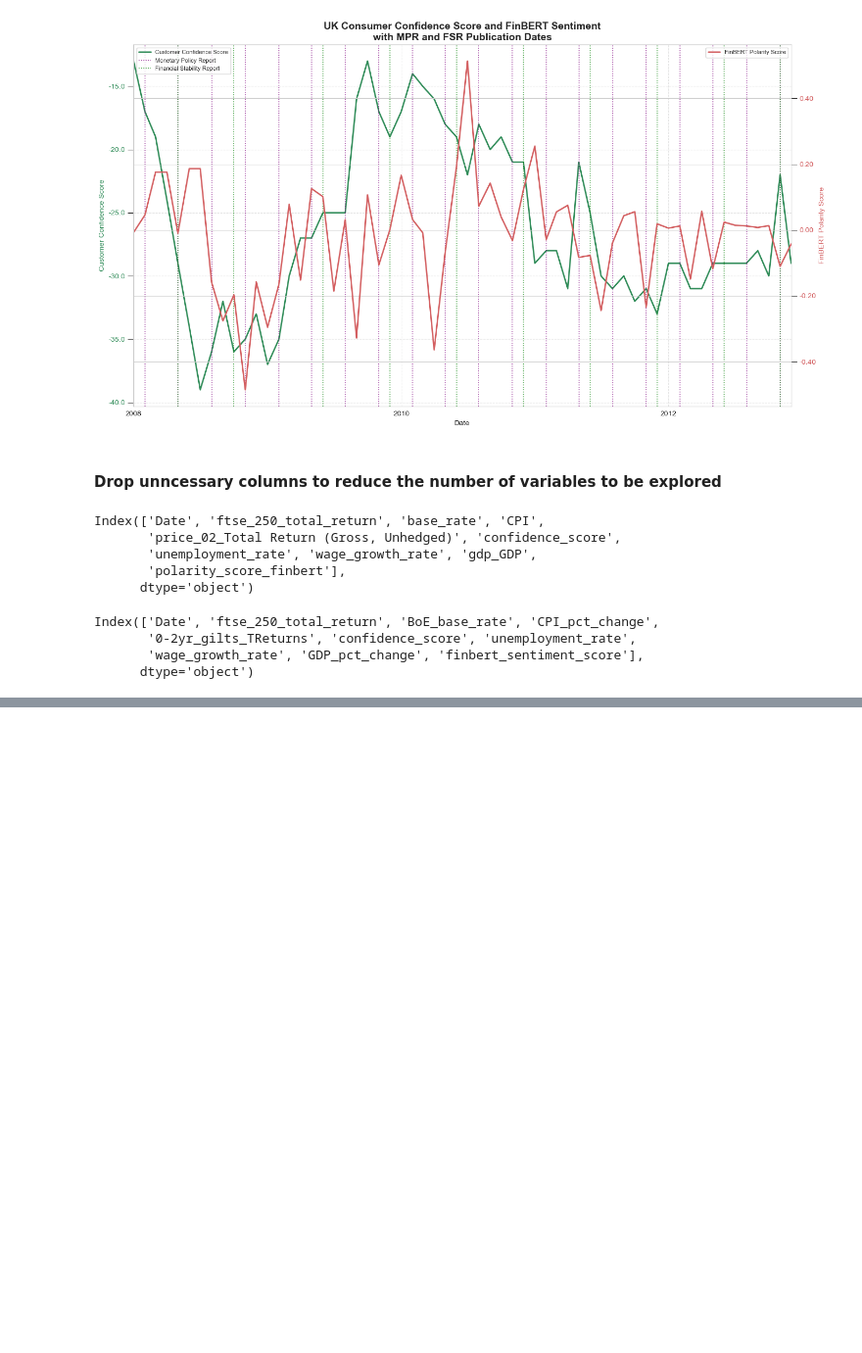
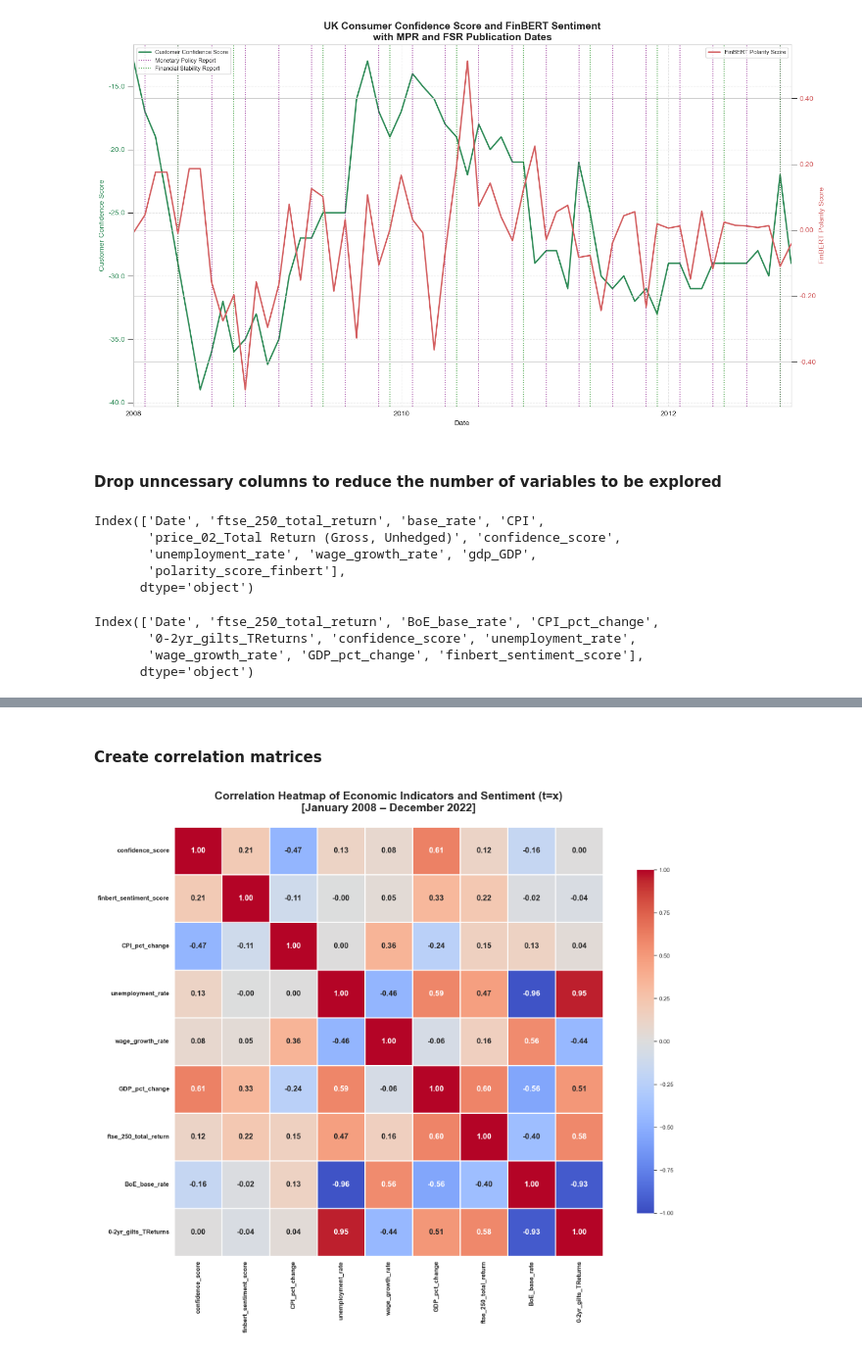
Before and after one commit to gamzebb/group-project, a Jupyter notebook: Confidence Score Analysis Sentiment, Corraletion, Predictions (2008-12).ipynb, the cells around one changed output, grey strips where cells are left out. Shown at 98% size. Cells and saved outputs as stored; diff of their text form; code cells hidden in the pictures; blank space fills up the shorter version.

```diff
--- a/Confidence Score Analysis Sentiment, Corraletion, Predictions (2008-12).ipynb
+++ b/Confidence Score Analysis Sentiment, Corraletion, Predictions (2008-12).ipynb
@@ -377,0 +388,40 @@ df_uk_focused.head()
+# %% [markdown]
+#### Create correlation matrices
+# %%
+# Ensure 'Date' column is datetime
+df_uk_focused['Date'] = pd.to_datetime(df_uk_focused['Date'])
+df_uk_focused['Date'] = pd.to_datetime(df_uk_focused['Date'], format='%d-%m-%y', errors='coerce')
+
+# Filter the DataFrame to 01/2008 – 12/2012
+start_date = "2008-01-01"
+end_date = "2012-12-31"
+filtered_df = df_uk_focused[(df_uk_focused['Date'] >= start_date) & (df_uk_focused['Date'] <= end_date)]
+# --- Correlation on numeric columns only ---
+numeric_data = filtered_df.select_dtypes(include='number').dropna()
+correlation_matrix = numeric_data.corr()
+
+# Plot heatmap
+plt.figure(figsize=(20, 15))
+heatmap = sns.heatmap(
+    correlation_matrix,
+    annot=True,
+    fmt=".2f",
+    cmap='coolwarm',
+    linewidths=1,
+    linecolor='white',
+    annot_kws={"size": 15, "weight": "bold"},
+    cbar_kws={"shrink": 0.8},
+    vmin=-1,
+    vmax=1,
+    square=True
+)
+
+plt.title('Correlation Heatmap of Economic Indicators and Sentiment (t=x)\n[January 2008 – December 2022]',
+          fontsize=22, fontweight='bold', pad=30)
+plt.xticks(fontsize=12, weight='bold')
+plt.yticks(rotation=0, fontsize=12, weight='bold')
+plt.tight_layout()
+
+plt.show()
+# %% [output]
+[figure, added]
```
Also changed, not shown: parts of 6 cells of this notebook.
